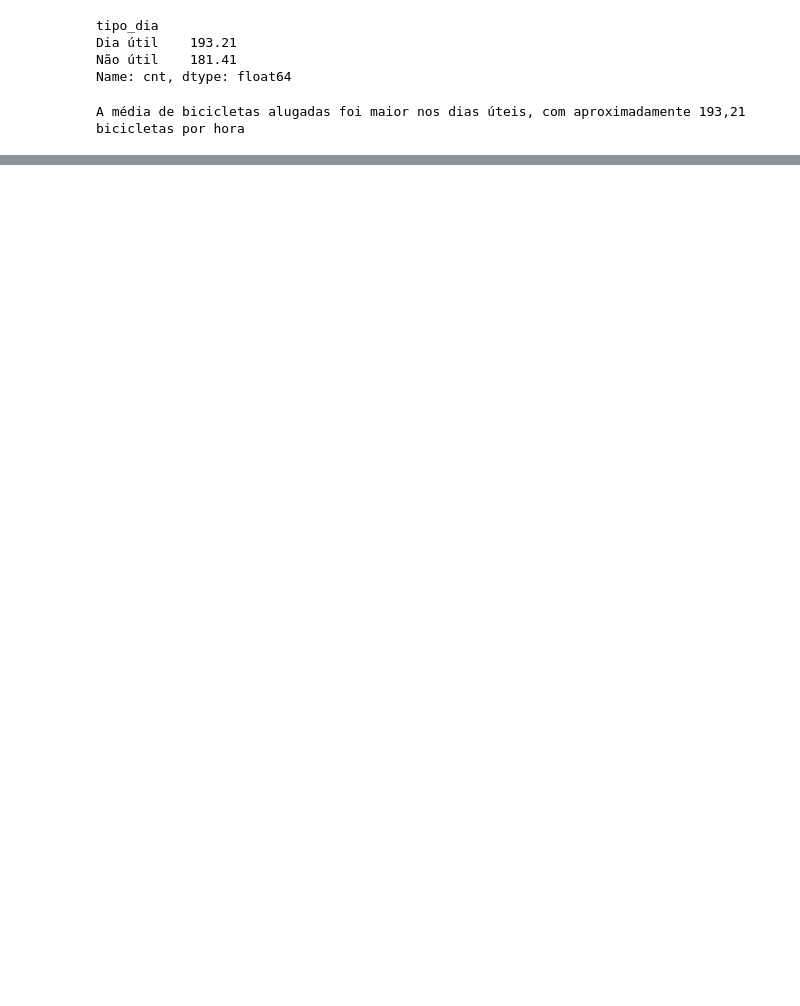
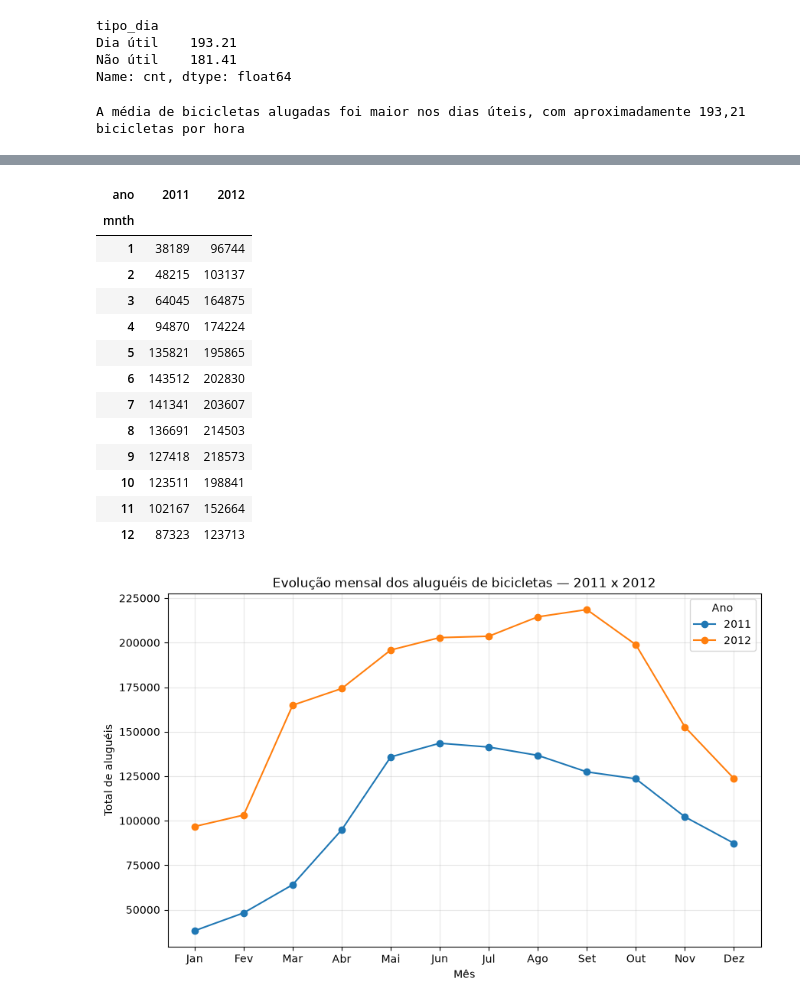
Before and after one commit to cintiamargarida/Projeto_Definitivo, a Jupyter notebook: projeto_cintia.ipynb, the cells around one changed output, grey strips where cells are left out. Drawn from its saved outputs; the diff is of its cells as text; code cells hidden in the pictures; blank space fills up the shorter version.

Commit message:
Inclusão das perguntas 6 a 10 do projeto Bike Sharing

```diff
--- a/projeto_cintia.ipynb
+++ b/projeto_cintia.ipynb
@@ -477,0 +612,16 @@ Horário de pico dos usuários registrados: 17 h
+# %%
+# Pergunta 8: Como os aluguéis de bicicletas se distribuem entre diferentes faixas de temperatura?
+
+df_hour['faixa_temperatura'] = pd.cut(
+    df_hour['temp'],
+    bins=[0, 0.34, 0.50, 0.66, 1.0],
+    labels=[
+        'Baixa',
+        'Moderada-baixa',
+        'Moderada-alta',
+        'Alta'
+    ],
+    include_lowest=True
+)
+
+df_hour[['temp', 'faixa_temperatura']].head(10)
@@ -477,0 +765,47 @@ Horário de pico dos usuários registrados: 17 h
+# %%
+# Pergunta 10: Como evoluiu o total mensal de aluguéis de bicicletas entre 2011 e 2012?
+
+alugueis_mensais = (
+    df_hour.groupby(['ano', 'mnth', 'mes_nome'])['cnt']
+    .sum()
+    .reset_index()
+)
+
+display(alugueis_mensais)
+
+alugueis_grafico = alugueis_mensais.pivot(
+    index='mnth',
+    columns='ano',
+    values='cnt'
+)
+
+display(alugueis_grafico)
+
+import matplotlib.pyplot as plt
+
+alugueis_grafico.plot(
+    kind='line',
+    marker='o',
+    figsize=(10, 6)
+)
+
+plt.title('Evolução mensal dos aluguéis de bicicletas — 2011 x 2012')
+plt.xlabel('Mês')
+plt.ylabel('Total de aluguéis')
+plt.xticks(
+    range(1, 13),
+    ['Jan', 'Fev', 'Mar', 'Abr', 'Mai', 'Jun',
+     'Jul', 'Ago', 'Set', 'Out', 'Nov', 'Dez']
+)
+plt.legend(title='Ano')
+plt.grid(alpha=0.3)
+plt.show()
+
+resposta10 = """Resposta: O gráfico mostra que o total mensal de aluguéis foi maior em 2012 do que em 2011 em todos os meses do ano. Em ambos os anos, observa-se um crescimento dos aluguéis nos primeiros meses, seguido por valores mais elevados durante os meses intermediários do ano e uma redução nos últimos meses.
+
+Em 2011, o total de aluguéis cresce principalmente entre janeiro e junho, atingindo seu maior nível aproximadamente em junho, e passa a apresentar redução nos meses seguintes. Em 2012, o crescimento se mantém por um período mais longo, com o maior volume ocorrendo em setembro, seguido por uma queda mais acentuada a partir de outubro.
+
+A comparação entre os dois anos evidencia, portanto, um aumento expressivo na utilização do sistema de compartilhamento de bicicletas em 2012, além de indicar uma variação do volume de aluguéis ao longo dos meses do ano."""
+
+print(resposta10)
+# %% [output]
@@ -477,0 +829,15 @@ Horário de pico dos usuários registrados: 17 h
+| ano | 2011 | 2012 |
+| mnth |  |  |
+| 1 | 38189 | 96744 |
+| 2 | 48215 | 103137 |
+| 3 | 64045 | 164875 |
+| 4 | 94870 | 174224 |
+| 5 | 135821 | 195865 |
+| 6 | 143512 | 202830 |
+| 7 | 141341 | 203607 |
+| 8 | 136691 | 214503 |
+| 9 | 127418 | 218573 |
+| 10 | 123511 | 198841 |
+| 11 | 102167 | 152664 |
+| 12 | 87323 | 123713 |
+[figure, added]
```
Also changed, not shown: parts of 11 cells of this notebook.
